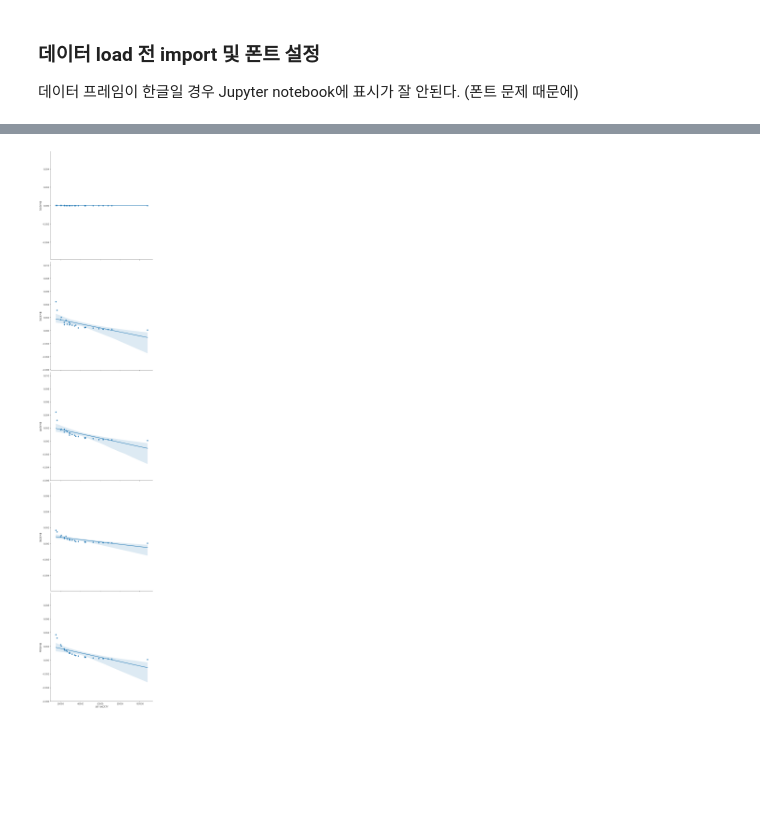
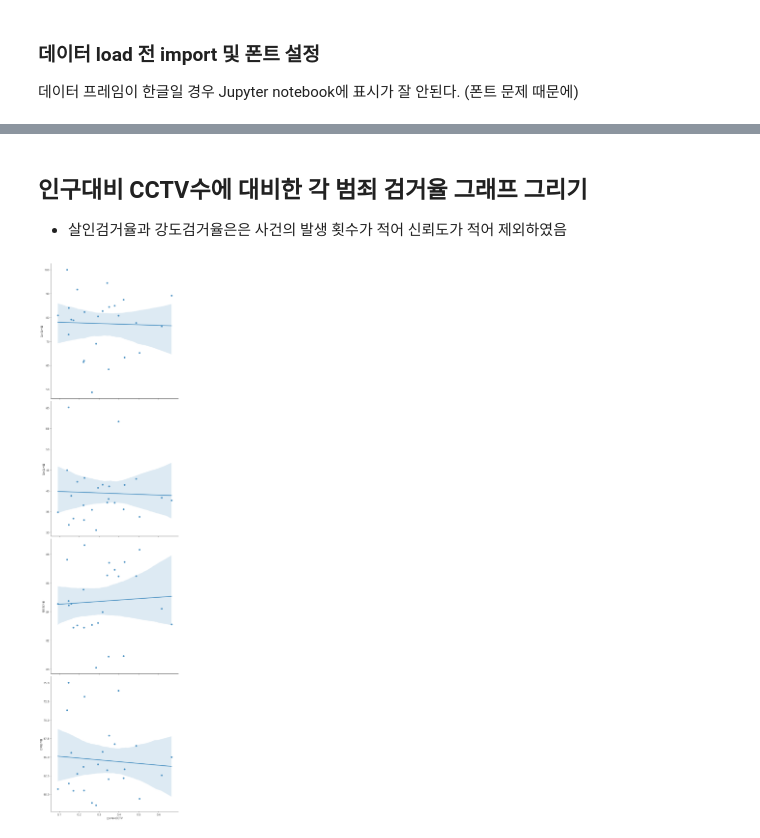
Before and after one commit to Changhwan-Son/Java-Developer-Edu, a Jupyter notebook: python_practice/#2 판다스를 활용한 데이터 분석 /광운대학교_2015726032_손창환.ipynb, the cells around one changed output, grey strips where cells are left out. Drawn from its saved outputs; the diff is of its cells as text; code cells hidden in the pictures; blank space fills up the shorter version.

```diff
--- a/python_practice/#2 판다스를 활용한 데이터 분석 /광운대학교_2015726032_손창환.ipynb
+++ b/python_practice/#2 판다스를 활용한 데이터 분석 /광운대학교_2015726032_손창환.ipynb
@@ -70,0 +90,9 @@ plt.show()
+# %%
+crime_anal_gu.rename(columns = {
+    '강간 발생' : '강간',
+    '강도 발생' : '강도',
+    '살인 발생' : '살인',
+    '절도 발생' : '절도',
+    '폭력 발생' : '폭력'}, inplace=True)
+
+crime_anal_gu.head()
@@ -70,0 +109,3 @@ plt.show()
+# %%
+pop_CCTV = pd.read_csv('./data/pop_cctv_raw.csv', encoding='utf-8', index_col = '구별')
+pop_CCTV.head()
@@ -70,0 +122,3 @@ plt.show()
+# %%
+crime_anal_gu[['인구수', 'CCTV']] = pop_CCTV[['인구수', '소계']]
+crime_anal_gu.head()
@@ -70,0 +135,3 @@ plt.show()
+# %%
+crime_anal_gu['인구대비CCTV'] = crime_anal_gu['CCTV'] /crime_anal_gu['인구수'] * 100
+crime_anal_gu.head()
@@ -71,6 +170,9 @@ plt.show()
+# %% [markdown]
+## 인구대비 CCTV수에 대비한 각 범죄 검거율 그래프 그리기
+* 살인검거율과 강도검거율은은 사건의 발생 횟수가 적어 신뢰도가 적어 제외하였음
 # %%
-target_cols = ['강간검거율', '강도검거율', '살인검거율', '절도검거율', '폭력검거율']
-sns.pairplot(crime_anal_norm, x_vars=['인구대비CCTV'], y_vars=target_cols, kind='reg', size=8)
+target_cols = ['강간검거율', '절도검거율', '폭력검거율', '전체검거율']
+sns.pairplot(crime_anal_gu, x_vars=['인구대비CCTV'], y_vars=target_cols, kind='reg', size=8)
 plt.show()
 # %% [output]
-[figure, old version]
+[figure, new version]
```
Also changed, not shown: parts of 17 cells of this notebook, 10 other files.
